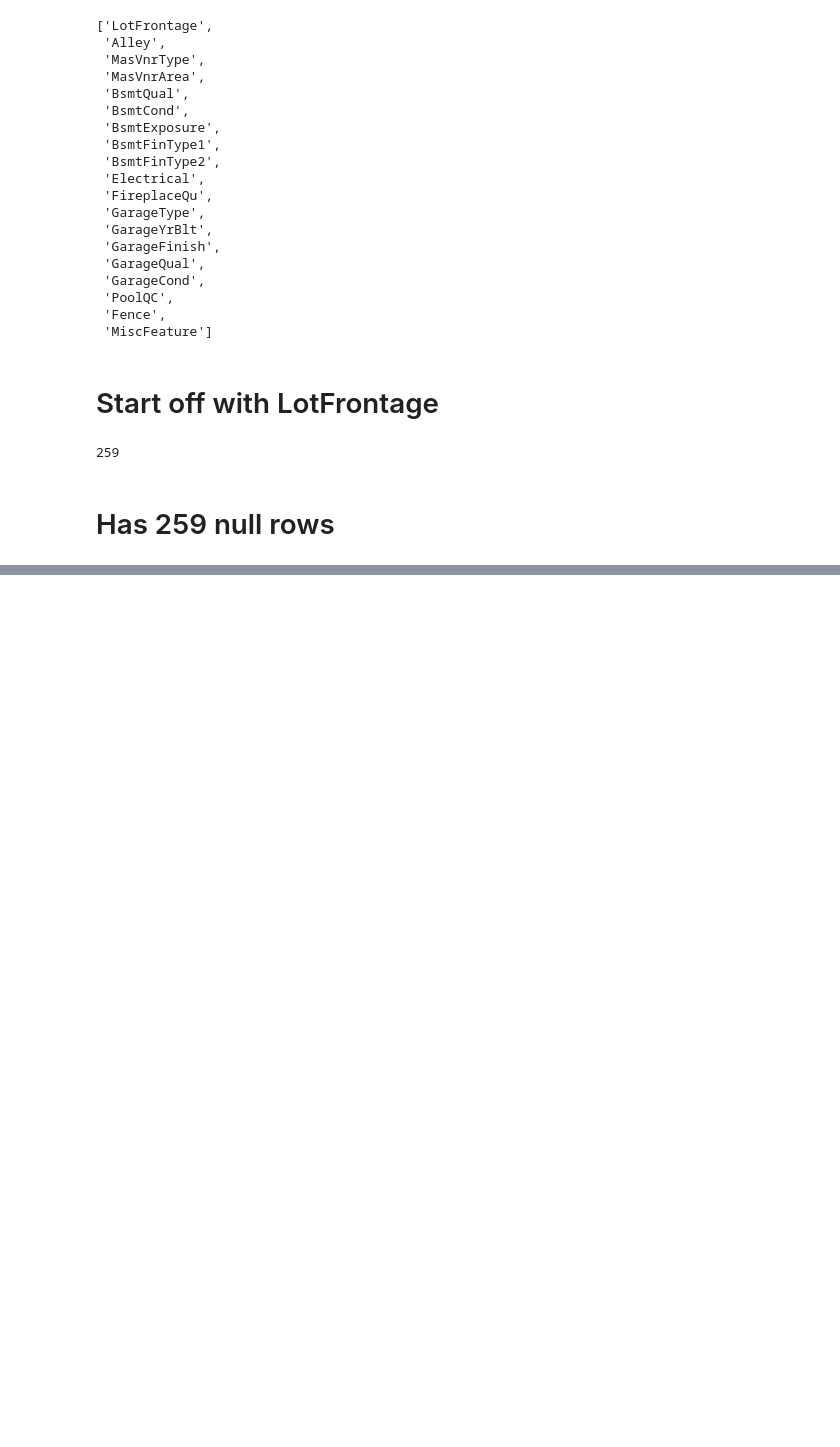
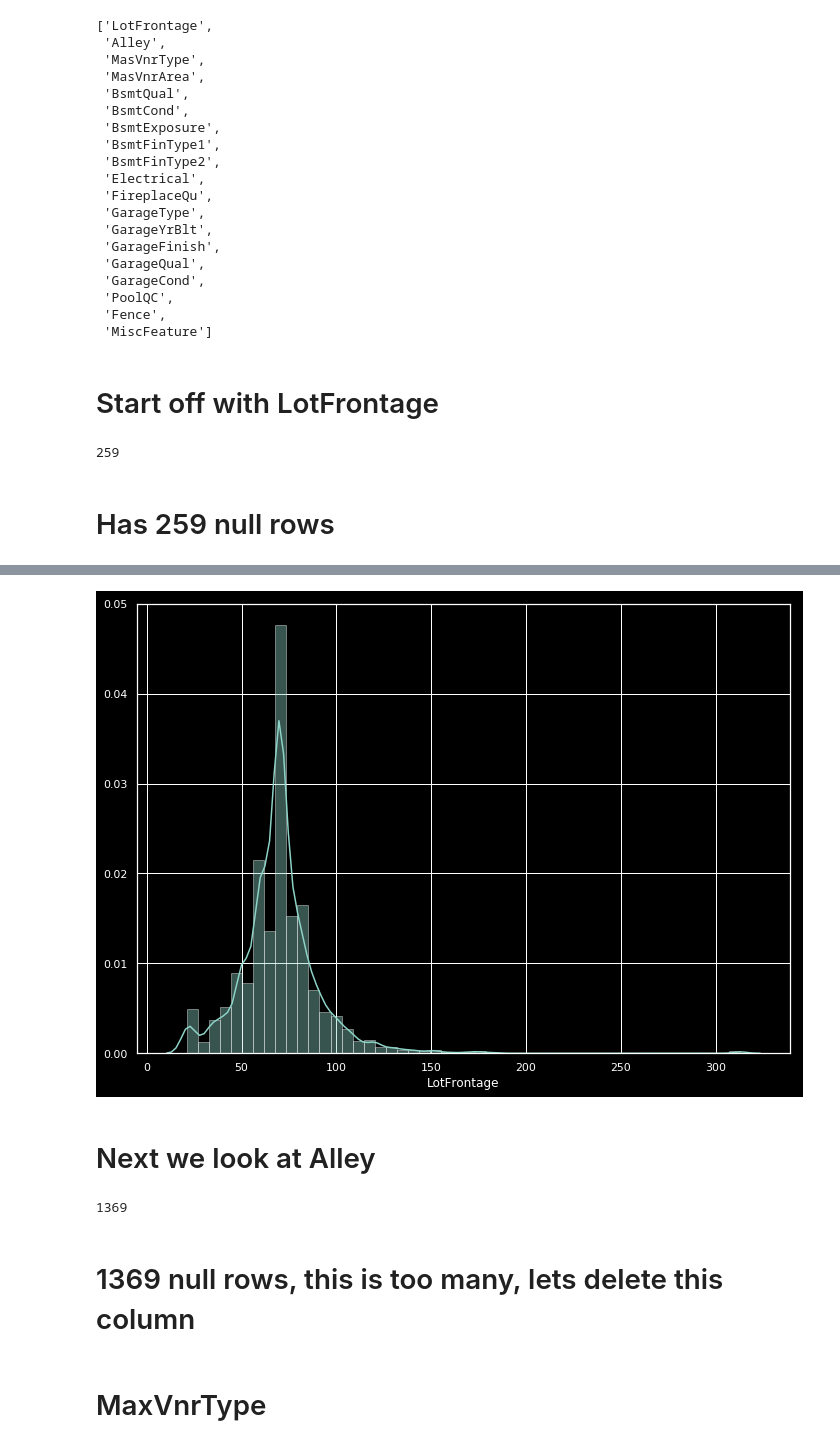
Before and after one commit to JPLAVALLEY/kaggle, a Jupyter notebook: Copy_of_House_Prices_NEW.ipynb, the cells around one changed output, grey strips where cells are left out. Saved outputs shown, nothing was run; the diff lists cells and outputs as text; code cells hidden in the pictures; blank space fills up the shorter version.

```diff
--- a/Copy_of_House_Prices_NEW.ipynb
+++ b/Copy_of_House_Prices_NEW.ipynb
@@ -117,0 +130,15 @@ df_train['LotFrontage'].isnull().sum()
+# %%
+#use the average LotFrontage for null values
+df_train['LotFrontage']=df_train['LotFrontage'].fillna(df_train['LotFrontage'].mean())
+# %%
+ax = sns.distplot(df_train['LotFrontage'])
+# %% [output]
+[figure, added]
+# %% [markdown]
+# Next we look at Alley
+# %%
+df_train['Alley'].isnull().sum()
+# %% [output]
+1369
+# %% [markdown]
+# 1369 null rows, this is too many, lets delete this column
@@ -117,0 +147,2 @@ df_train['LotFrontage'].isnull().sum()
+# %% [markdown]
+# MaxVnrType
```
Also changed, not shown: parts of 13 cells of this notebook.
